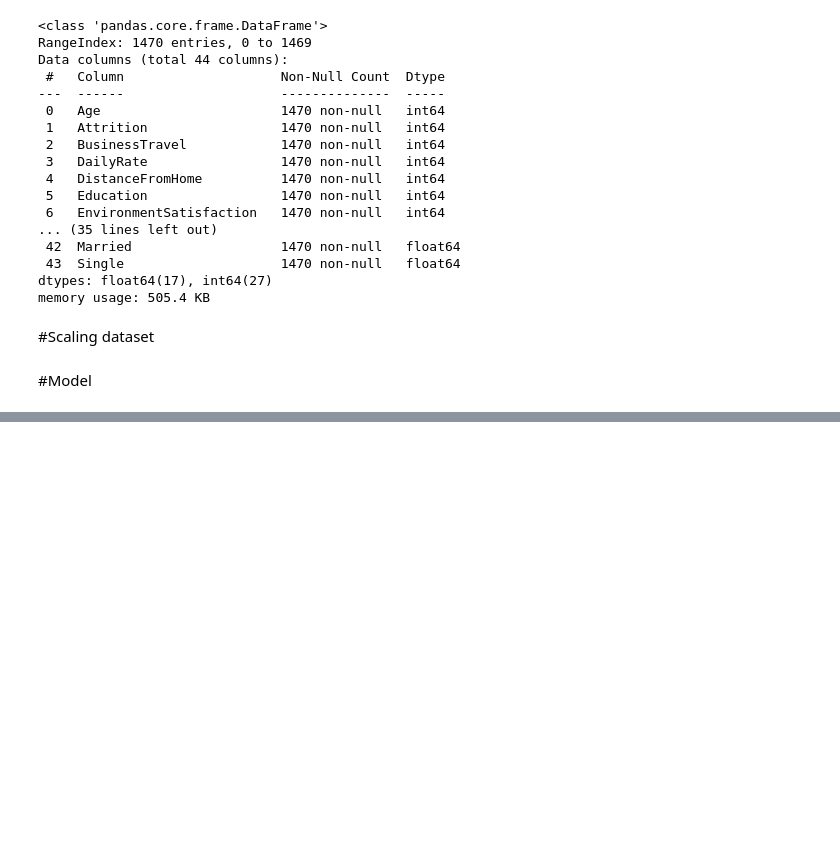
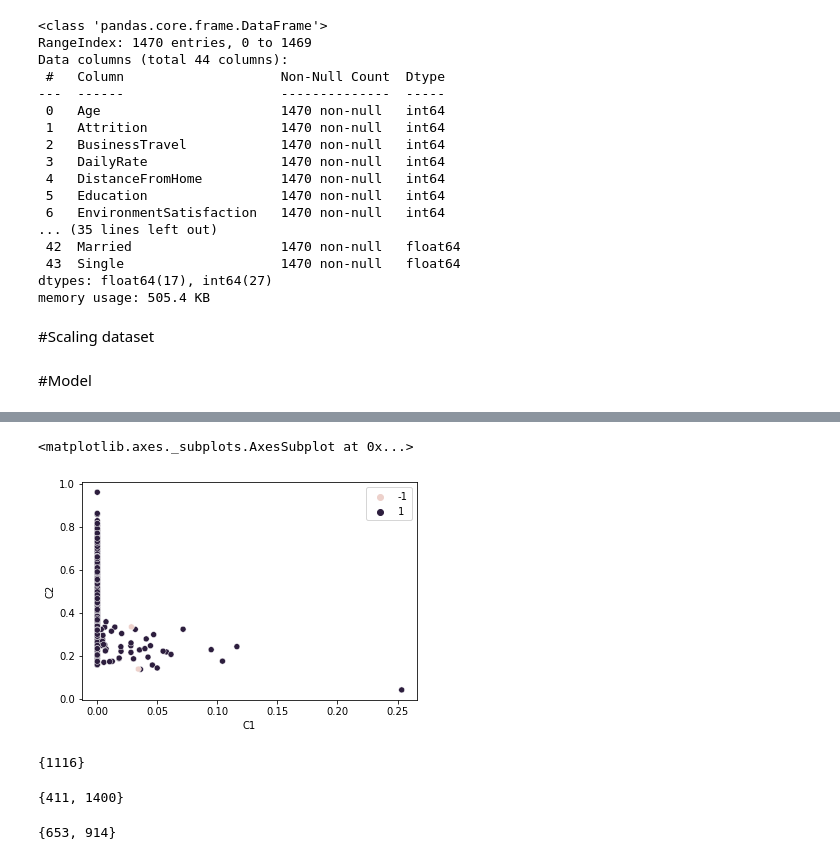
Before and after one commit to monikachudyba/ArtificialNeuralNetworkProjects, a Jupyter notebook: AEC-EmployeeAttrition.ipynb, the cells around one changed output, grey strips where cells are left out. Cells and saved outputs as stored; diff of their text form; code cells hidden in the pictures; blank space fills up the shorter version.

```diff
--- a/AEC-EmployeeAttrition.ipynb
+++ b/AEC-EmployeeAttrition.ipynb
@@ -307,0 +363,3 @@ sns.scatterplot(x='C2',y='C3',data=results)
+# %%
+ee = EllipticEnvelope(contamination=10/len(df)) #searching exactly the same number of anomalies
+results = ee.fit_predict(scaled_df)
@@ -307,0 +375,17 @@ sns.scatterplot(x='C2',y='C3',data=results)
+# %%
+sns.scatterplot(x='C1', y='C2', data=aec_res, hue=results)
+# %% [output]
+<matplotlib.axes._subplots.AxesSubplot at 0x...>
+[figure, added]
+# %%
+set(out_svm.index) & set(out_ee.index)
+# %% [output]
+{1116}
+# %%
+set(out_aec.index) & set(out_svm.index)
+# %% [output]
+{411, 1400}
+# %%
+set(out_aec.index) & set(out_ee.index)
+# %% [output]
+{653, 914}
```
Also changed, not shown: parts of 23 cells of this notebook.
